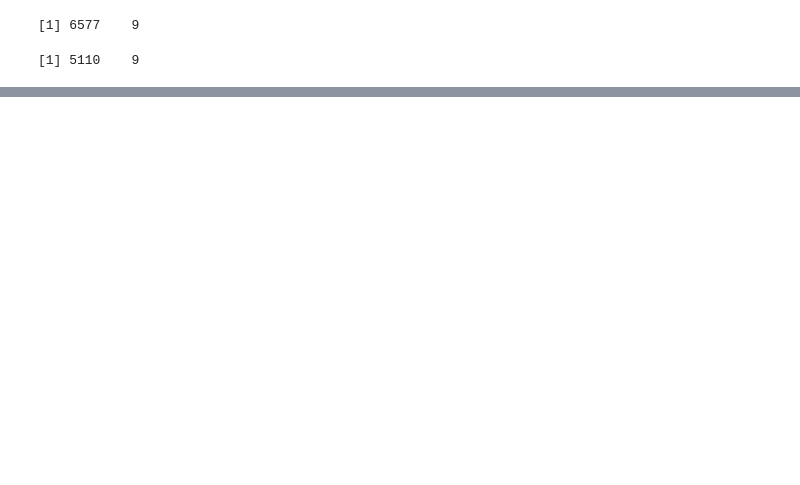
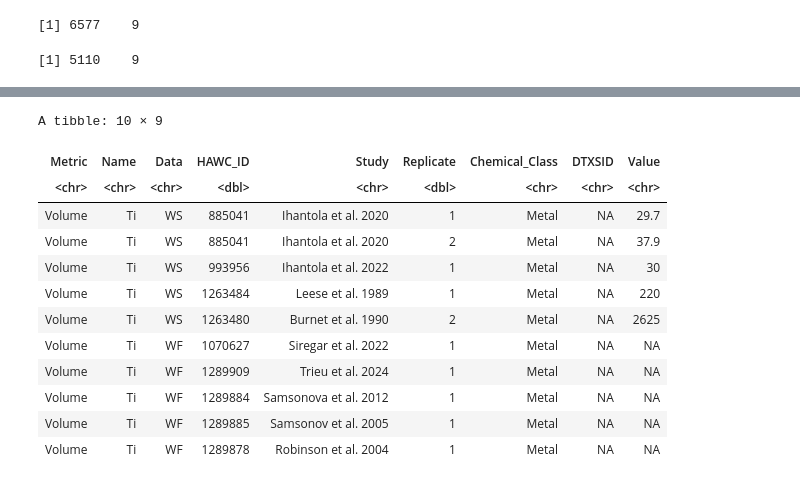
Before and after one commit to UNC-CEMALB/P1015.-Wildfire_Suffcient_Similiarity, a Jupyter notebook: 1. Data Processing/Data Processing.ipynb, the cells around one changed output, grey strips where cells are left out. Saved outputs shown, nothing was run; the diff lists cells and outputs as text; code cells hidden in the pictures; blank space fills up the shorter version.

```diff
--- a/1. Data Processing/Data Processing.ipynb
+++ b/1. Data Processing/Data Processing.ipynb
@@ -157,7 +156,9 @@ This time variables will be retained only if woodsmoke and wildfire samples are
 # %%
 split_filtered_df = filtered_df %>%
-    group_by(Data) %>%
+    group_by(Data, Metric) %>%
     group_split
 
-split_ws_df = split_filtered_df[[2]]
-split_wf_df = split_filtered_df[[1]]
+split_ws_vol_df = split_filtered_df[[3]]
+split_ws_weight_df = split_filtered_df[[4]]
+split_wf_vol_df = split_filtered_df[[1]]
+split_wf_weight_df = split_filtered_df[[2]]
@@ -164,8 +176,15 @@ split_wf_df = split_filtered_df[[1]]
 # %%
-# getting unique ws names
-ws_names = unique(split_ws_df$Name)
+# they're not so first getting variables that are in weight or volume samples
+consistent_wf_vol_df = split_wf_vol_df %>%
+    filter(Name %in% unique(split_ws_vol_df$Name))
+consistent_ws_vol_df = split_ws_vol_df %>%
+    filter(Name %in% consistent_wf_vol_df$Name)
+consistent_wf_weight_df = split_wf_weight_df %>%
+    filter(Name %in% unique(split_ws_weight_df$Name))
+consistent_ws_weight_df = split_ws_weight_df %>%
+    filter(Name %in% consistent_wf_weight_df$Name)
 
-filtered_split_wf_df = split_wf_df %>%
-    filter(Name %in% ws_names)
-filtered_split_ws_df = split_ws_df %>%
-    filter(Name %in% unique(filtered_split_wf_df$Name))
+length(unique(consistent_wf_vol_df$Name))
+length(unique(consistent_ws_vol_df$Name))
+length(unique(consistent_wf_weight_df$Name))
+length(unique(consistent_ws_weight_df$Name))
@@ -183,0 +198,6 @@ There were 126 and 121 variables measured in the woodsmoke and wildfire data, re
+# %%
+# recombining data
+vol_df = rbind(consistent_ws_vol_df, consistent_wf_vol_df)
+weight_df = rbind(consistent_ws_weight_df, consistent_wf_weight_df)
+
+head(vol_df)
@@ -183,0 +214,17 @@ There were 126 and 121 variables measured in the woodsmoke and wildfire data, re
+# %%
+vol_df %>%
+    filter(Name == 'Ti')
+# %% [output]
+A tibble: 10 × 9
+| Metric | Name | Data | HAWC_ID | Study | Replicate | Chemical_Class | DTXSID | Value |
+| <chr> | <chr> | <chr> | <dbl> | <chr> | <dbl> | <chr> | <chr> | <chr> |
+| Volume | Ti | WS | 885041 | Ihantola et al. 2020 | 1 | Metal | NA | 29.7 |
+| Volume | Ti | WS | 885041 | Ihantola et al. 2020 | 2 | Metal | NA | 37.9 |
+| Volume | Ti | WS | 993956 | Ihantola et al. 2022 | 1 | Metal | NA | 30 |
+| Volume | Ti | WS | 1263484 | Leese et al. 1989 | 1 | Metal | NA | 220 |
+| Volume | Ti | WS | 1263480 | Burnet et al. 1990 | 2 | Metal | NA | 2625 |
+| Volume | Ti | WF | 1070627 | Siregar et al. 2022 | 1 | Metal | NA | NA |
+| Volume | Ti | WF | 1289909 | Trieu et al. 2024 | 1 | Metal | NA | NA |
+| Volume | Ti | WF | 1289884 | Samsonova et al. 2012 | 1 | Metal | NA | NA |
+| Volume | Ti | WF | 1289885 | Samsonov et al. 2005 | 1 | Metal | NA | NA |
+| Volume | Ti | WF | 1289878 | Robinson et al. 2004 | 1 | Metal | NA | NA |
```
Also changed, not shown: parts of 11 cells of this notebook.
